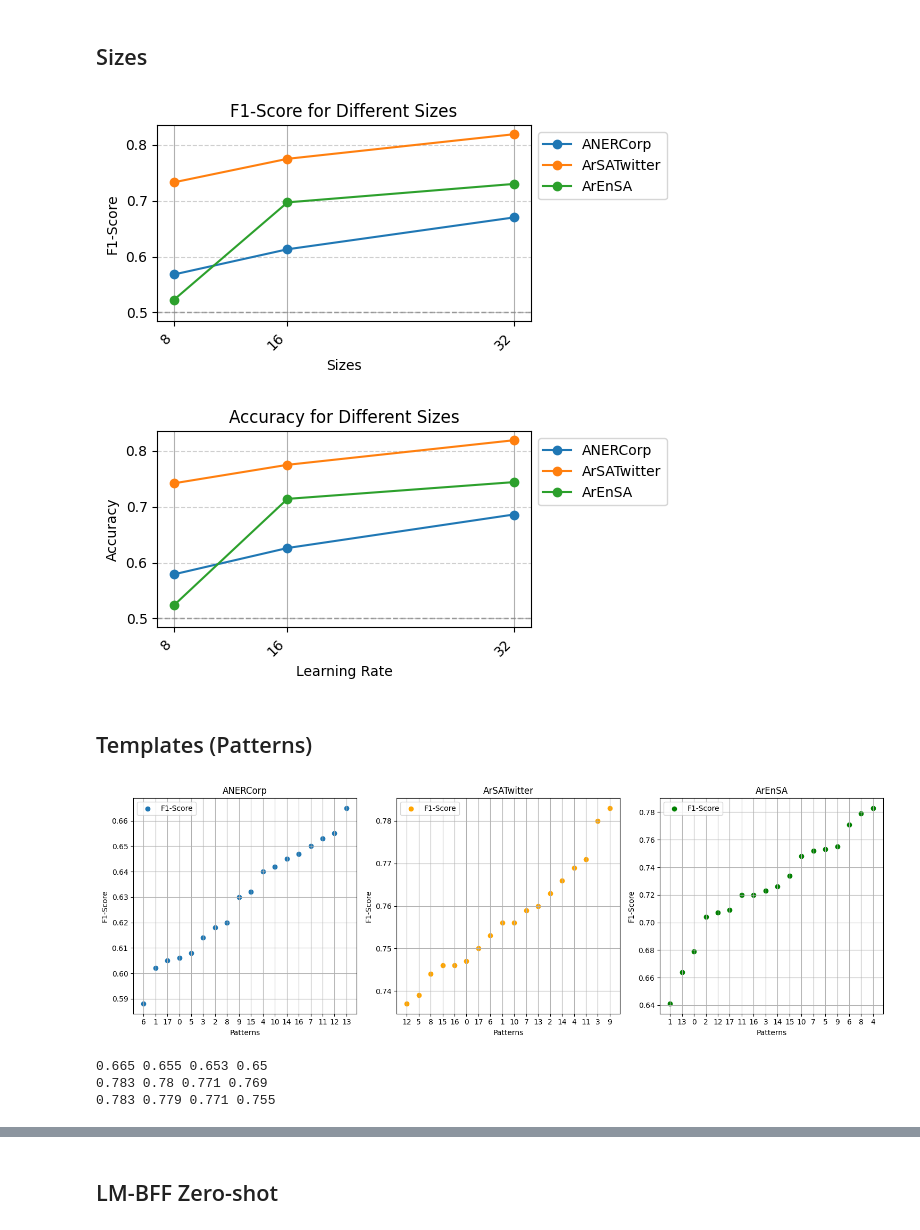
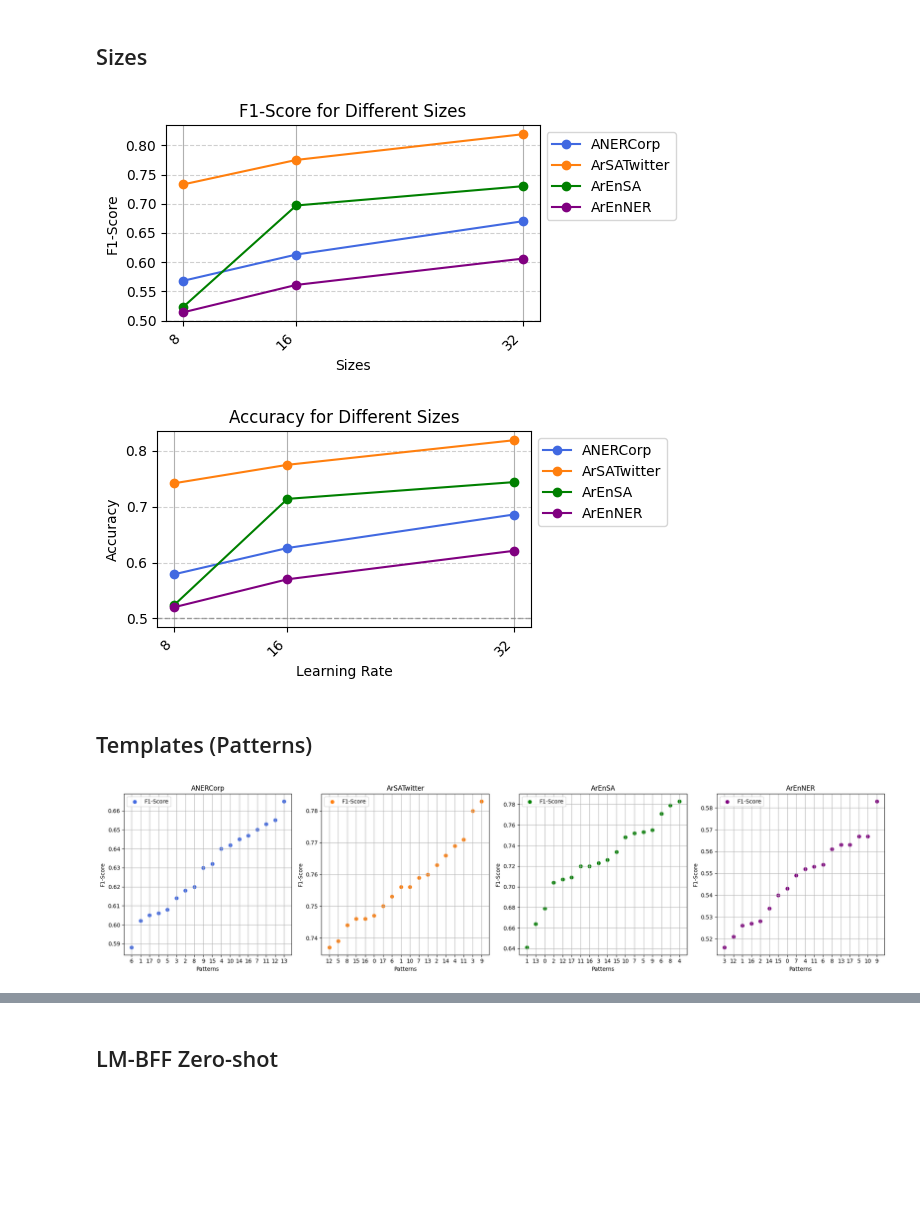
Before and after one commit to moeyad7/Thesis_Data, a Jupyter notebook: thesis-plots.ipynb, the cells around one changed output, grey strips where cells are left out. Saved outputs shown, nothing was run; the diff lists cells and outputs as text; code cells hidden in the pictures; blank space fills up the shorter version.

```diff
--- a/thesis-plots.ipynb
+++ b/thesis-plots.ipynb
@@ -1210,14 +1227,15 @@ import matplotlib.pyplot as plt
 ANERCorp_F1 = [0.568,0.613,0.670]
 ArSATwitter_F1 = [0.733,0.775,0.819]
 ArEnSA_F1 = [0.523,0.697,0.730]
+ArEnNER_F1 = [0.514,0.561,0.606]
 
 sizes = [8,16,32]
 
 plt.figure(figsize=(6, 3))  # Increase figure size for better readability
 
 # Use a loop for cleaner code
-for data, label in zip([ANERCorp_F1, ArSATwitter_F1, ArEnSA_F1], ['ANERCorp', 'ArSATwitter', 'ArEnSA']):
-    plt.plot(sizes, data, marker='o', label=label)
+for data, label,color in zip([ANERCorp_F1, ArSATwitter_F1, ArEnSA_F1,ArEnNER_F1], ['ANERCorp', 'ArSATwitter', 'ArEnSA','ArEnNER'],["royalblue", "#FF7F0E", "green","purple"]):
+    plt.plot(sizes, data, marker='o', label=label,color=color)
 
 plt.xlabel('Sizes')
 plt.ylabel('F1-Score')
@@ -1237,21 +1255,22 @@ plt.axhline(y=0.5, color='gray', linestyle='--', linewidth=1, alpha=0.7)
 plt.tight_layout()  # Adjust layout to prevent clipping labels
 plt.show()
 # %% [output]
-[figure, old version]
+[figure, new version]
 # %%
 import matplotlib.pyplot as plt
 
 ANERCorp_Acc = [0.579,0.626,0.686]
 ArSATwitter_Acc = [0.742,0.775,0.819]
 ArEnSA_Acc = [0.524,0.714,0.744]
+ArEnNER_Acc = [0.520,0.570,0.621]
 
 sizes = [8,16,32]
 
 plt.figure(figsize=(6, 3))  # Increase figure size for better readability
 
 # Use a loop for cleaner code
-for data, label in zip([ANERCorp_Acc, ArSATwitter_Acc, ArEnSA_Acc], ['ANERCorp', 'ArSATwitter', 'ArEnSA']):
-    plt.plot(sizes, data, marker='o', label=label)
+for data, label,color in zip([ANERCorp_Acc, ArSATwitter_Acc, ArEnSA_Acc,ArEnNER_Acc], ['ANERCorp', 'ArSATwitter', 'ArEnSA','ArEnNER'],["royalblue", "#FF7F0E", "green","purple"]):
+    plt.plot(sizes, data, marker='o', label=label,color=color)
 
 plt.xlabel('Learning Rate')
 plt.ylabel('Accuracy')
@@ -1271,7 +1290,7 @@ plt.axhline(y=0.5, color='gray', linestyle='--', linewidth=1, alpha=0.7)
 plt.tight_layout()  # Adjust layout to prevent clipping labels
 plt.show()
 # %% [output]
-[figure, old version]
+[figure, new version]
 # %% [markdown]
 ## Templates (Patterns)
 # %%
@@ -1280,7 +1299,7 @@ import matplotlib.pyplot as plt
 ANERCorp_F1 = [0.606, 0.602, 0.618, 0.614, 0.640, 0.608, 0.588, 0.650, 0.620, 0.630, 0.642, 0.653, 0.655, 0.665, 0.645, 0.632, 0.647, 0.605]
 ArSATwitter_F1 = [0.747, 0.756, 0.763, 0.780, 0.769, 0.739, 0.753, 0.759, 0.744, 0.783, 0.756, 0.771, 0.737, 0.760, 0.766, 0.746, 0.746, 0.750]
 ArEnSA_F1 = [0.679, 0.641, 0.704, 0.723, 0.783, 0.753, 0.771, 0.752, 0.779, 0.755, 0.748, 0.720, 0.707, 0.664, 0.726, 0.734, 0.720, 0.709]
-
+ArEnNER_F1 = [0.543,0.526,0.528,0.516,0.552,0.567,0.554,0.549,0.561,0.583,0.567,0.553,0.521,0.563,0.534,0.540,0.527,0.563]
 
 patterns = [0, 1, 2, 3, 4, 5, 6, 7, 8, 9, 10, 11, 12, 13, 14, 15, 16, 17]
 
@@ -1288,60 +1307,73 @@ patterns = [0, 1, 2, 3, 4, 5, 6, 7, 8, 9, 10, 11, 12, 13, 14, 15, 16, 17]
 ANERCorp_sorted_indices = list(zip(ANERCorp_F1, patterns))
 ArSATwitter_indices = list(zip(ArSATwitter_F1, patterns))
 ArEnSA_indices = list(zip(ArEnSA_F1, patterns))
+ArEnNER_indices = list(zip(ArEnNER_F1, patterns))
+
 
 
 sorted_ANERCorp = sorted(ANERCorp_sorted_indices, key=lambda tup: tup[0])
 sorted_ArSATwitter = sorted(ArSATwitter_indices, key=lambda tup: tup[0])
 sorted_ArEnSA = sorted(ArEnSA_indices, key=lambda tup: tup[0])
+sorted_ArEnNER = sorted(ArEnNER_indices, key=lambda tup: tup[0])
+
 
 
 ANERCorp_F1_sorted, ANERCorp_patterns_sorted = zip(*sorted_ANERCorp)
 ArSATwitter_F1_sorted, ArSATwitter_patterns_sorted = zip(*sorted_ArSATwitter)
-ArEnSA_F1_sorted, ArEnSA__patterns_sorted = zip(*sorted_ArEnSA)
+ArEnSA_F1_sorted, ArEnSA_patterns_sorted = zip(*sorted_ArEnSA)
+ArEnNER_F1_sorted, ArEnNER_patterns_sorted = zip(*sorted_ArEnNER)
+
 
 # Create subplots for each dataset
-plt.figure(figsize=(15, 5))
+plt.figure(figsize=(20, 5))
 
 # Subplot for ANERCorp_F1
-plt.subplot(1, 3, 1)
-plt.scatter(range(len(ANERCorp_patterns_sorted)), ANERCorp_F1_sorted, label='F1-Score')
+plt.subplot(1, 4, 1)
+plt.scatter(range(len(ANERCorp_patterns_sorted)), ANERCorp_F1_sorted, label='F1-Score',c='royalblue')
 plt.title('ANERCorp')
 plt.xlabel('Patterns')
 plt.ylabel('F1-Score')
 plt.xticks(range(len(ANERCorp_patterns_sorted)), ANERCorp_patterns_sorted)
 plt.legend()
 plt.grid(True)
 
 # Subplot for ArSATwitter_F1
-plt.subplot(1, 3, 2)
+plt.subplot(1, 4, 2)
 plt.scatter(range(len(ArSATwitter_patterns_sorted)), ArSATwitter_F1_sorted, label='F1-Score',c='#FF7F0E')
 plt.title('ArSATwitter')
 plt.xlabel('Patterns')
 plt.ylabel('F1-Score')
 plt.xticks(range(len(ArSATwitter_patterns_sorted)), ArSATwitter_patterns_sorted)
 plt.legend()
 plt.grid(True)
 
 # Subplot for ArEnSA_F1
-plt.subplot(1, 3, 3)
-plt.scatter(range(len(ArEnSA__patterns_sorted)), ArEnSA_F1_sorted, label='F1-Score',c='green')
+plt.subplot(1, 4, 3)
+plt.scatter(range(len(ArEnSA_patterns_sorted)), ArEnSA_F1_sorted, label='F1-Score',c='green')
 plt.title('ArEnSA')
 plt.xlabel('Patterns')
 plt.ylabel('F1-Score')
-plt.xticks(range(len(ArEnSA__patterns_sorted)), ArEnSA__patterns_sorted)
+plt.xticks(range(len(ArEnSA_patterns_sorted)), ArEnSA_patterns_sorted)
+plt.legend()
+plt.grid(True)
+
+# Subplot for ArEnNER_F1
+plt.subplot(1, 4, 4)
+plt.scatter(range(len(ArEnNER_patterns_sorted)), ArEnNER_F1_sorted, label='F1-Score',c='purple')
+plt.title('ArEnNER')
+plt.xlabel('Patterns')
+plt.ylabel('F1-Score')
+plt.xticks(range(len(ArEnNER_patterns_sorted)), ArEnNER_patterns_sorted)
 plt.legend()
 plt.grid(True)
 
 # Adjust layout to prevent overlapping
 plt.tight_layout()
 
 # Show the plots
 plt.show()
 # %% [output]
-[figure, old version]
+[figure, new version]
-0.665 0.655 0.653 0.65
-0.783 0.78 0.771 0.769
-0.783 0.779 0.771 0.755
 # %%
 import matplotlib.pyplot as plt
 
```
Also changed, not shown: parts of 11 cells of this notebook.
